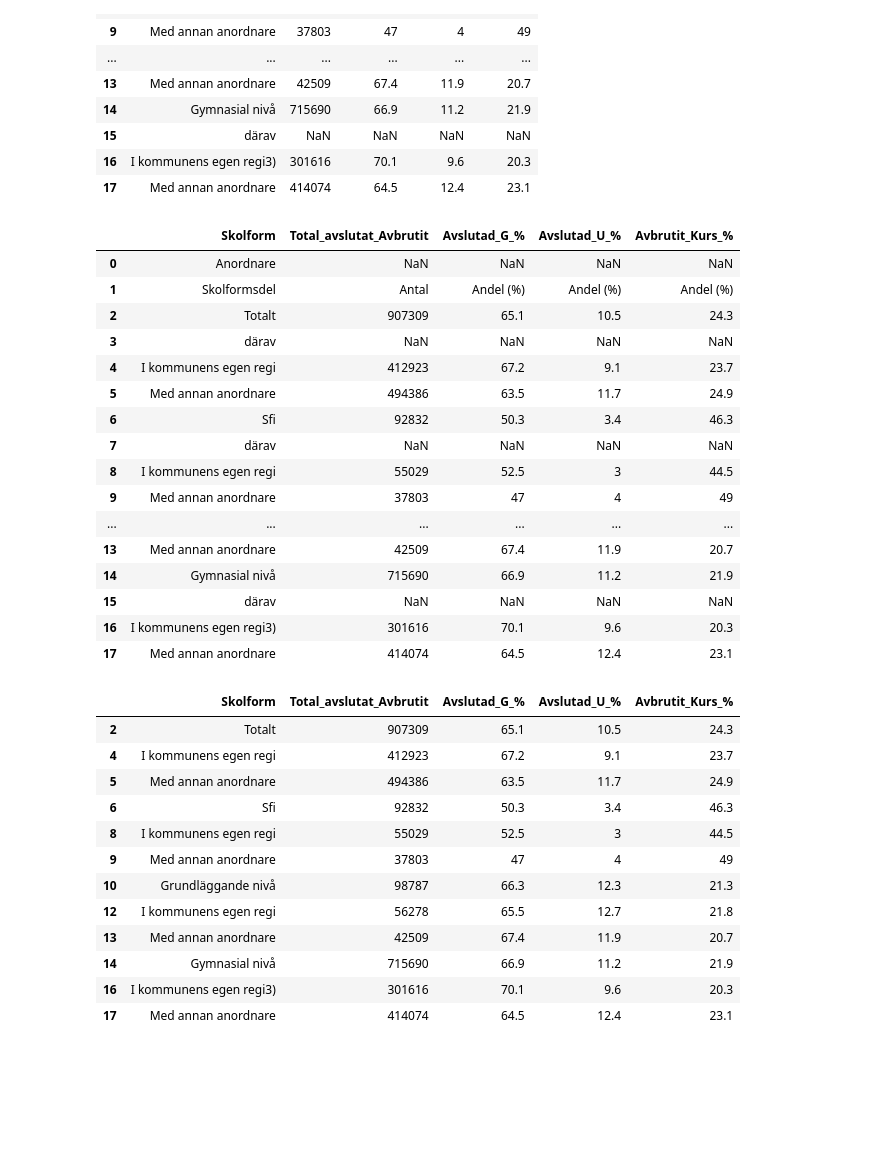
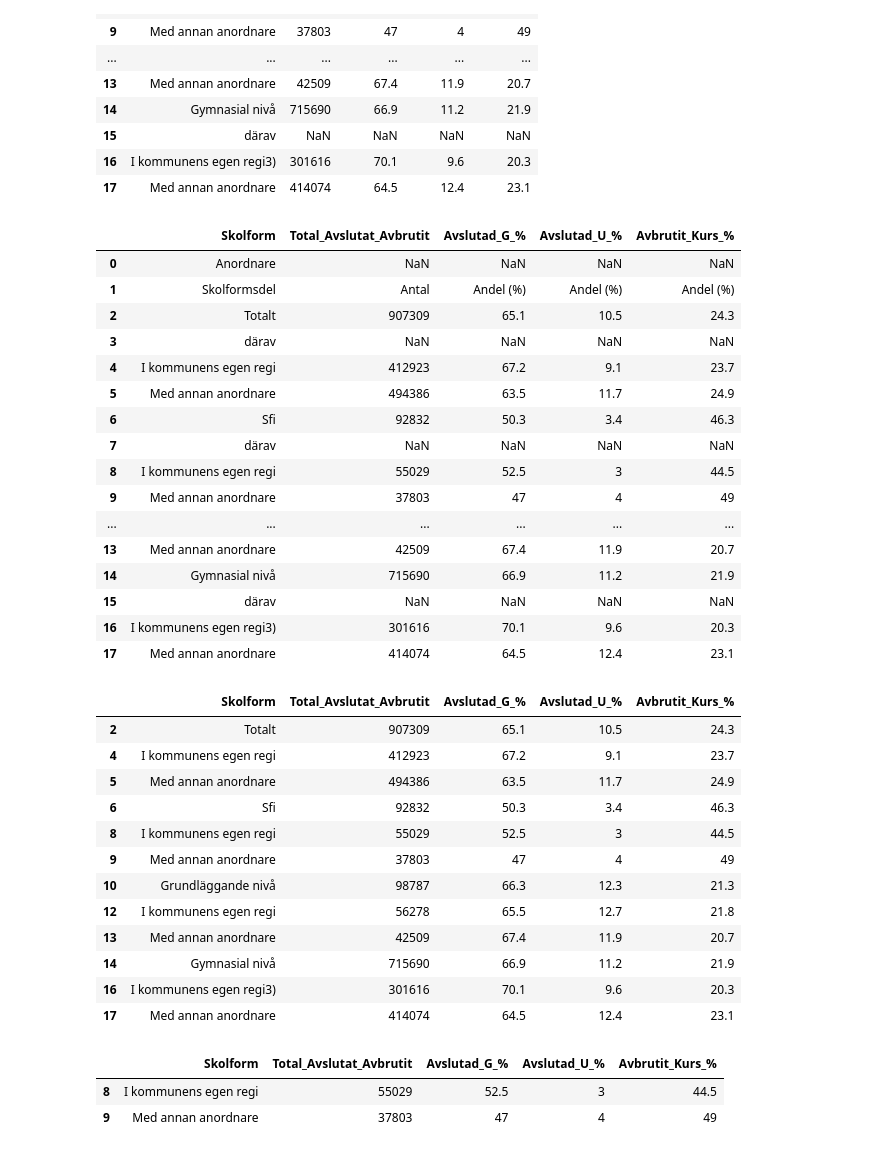
Before and after one commit to Zandri2k/Python-Sandra-Nilsson-OPA23, a Jupyter notebook: Labb_2/Labb_2.ipynb, the cells around one changed output. Drawn from its saved outputs; the diff is of its cells as text; code cells hidden in the pictures; blank space fills up the shorter version.

```diff
--- a/Labb_2/Labb_2.ipynb
+++ b/Labb_2/Labb_2.ipynb
@@ -780,10 +780,10 @@ df_Komvux
 | 16 | I kommunens egen regi3) | 301616 | 70.1 | 9.6 | 20.3 |
 | 17 | Med annan anordnare | 414074 | 64.5 | 12.4 | 23.1 |
 # %%
-df_Komvux.columns= ["Skolform","Total_avslutat_Avbrutit","Avslutad_G_%", "Avslutad_U_%", "Avbrutit_Kurs_%"]
+df_Komvux.columns= ["Skolform","Total_Avslutat_Avbrutit","Avslutad_G_%", "Avslutad_U_%", "Avbrutit_Kurs_%"]
 df_Komvux
 # %% [output]
-|  | Skolform | Total_avslutat_Avbrutit | Avslutad_G_% | Avslutad_U_% | Avbrutit_Kurs_% |
+|  | Skolform | Total_Avslutat_Avbrutit | Avslutad_G_% | Avslutad_U_% | Avbrutit_Kurs_% |
 | 0 | Anordnare | NaN | NaN | NaN | NaN |
 | 1 | Skolformsdel | Antal | Andel (%) | Andel (%) | Andel (%) |
 | 2 | Totalt | 907309 | 65.1 | 10.5 | 24.3 |
@@ -804,7 +804,7 @@ df_Komvux
 df_Komvux = df_Komvux.drop(labels=[0,1,3,7,11,15], axis=0) #rensad på tomma rader
 df_Komvux
 # %% [output]
-|  | Skolform | Total_avslutat_Avbrutit | Avslutad_G_% | Avslutad_U_% | Avbrutit_Kurs_% |
+|  | Skolform | Total_Avslutat_Avbrutit | Avslutad_G_% | Avslutad_U_% | Avbrutit_Kurs_% |
 | 2 | Totalt | 907309 | 65.1 | 10.5 | 24.3 |
 | 4 | I kommunens egen regi | 412923 | 67.2 | 9.1 | 23.7 |
 | 5 | Med annan anordnare | 494386 | 63.5 | 11.7 | 24.9 |
@@ -817,6 +817,13 @@ df_Komvux
 | 14 | Gymnasial nivå | 715690 | 66.9 | 11.2 | 21.9 |
 | 16 | I kommunens egen regi3) | 301616 | 70.1 | 9.6 | 20.3 |
 | 17 | Med annan anordnare | 414074 | 64.5 | 12.4 | 23.1 |
+# %%
+df_Komvux_Sfi = df_Komvux.iloc[[4,5]] #den nya ordningen för index.. 3,4,5
+df_Komvux_Sfi
+# %% [output]
+|  | Skolform | Total_Avslutat_Avbrutit | Avslutad_G_% | Avslutad_U_% | Avbrutit_Kurs_% |
+| 8 | I kommunens egen regi | 55029 | 52.5 | 3 | 44.5 |
+| 9 | Med annan anordnare | 37803 | 47 | 4 | 49 |
 # %%
 df_Komvux.set_index("Skolform") #sätter index till skolform, kan nu plocka ut indexnamn istället för index(0,1,2,3)
 # %% [output]
```
Also changed, not shown: parts of 4 cells of this notebook.
